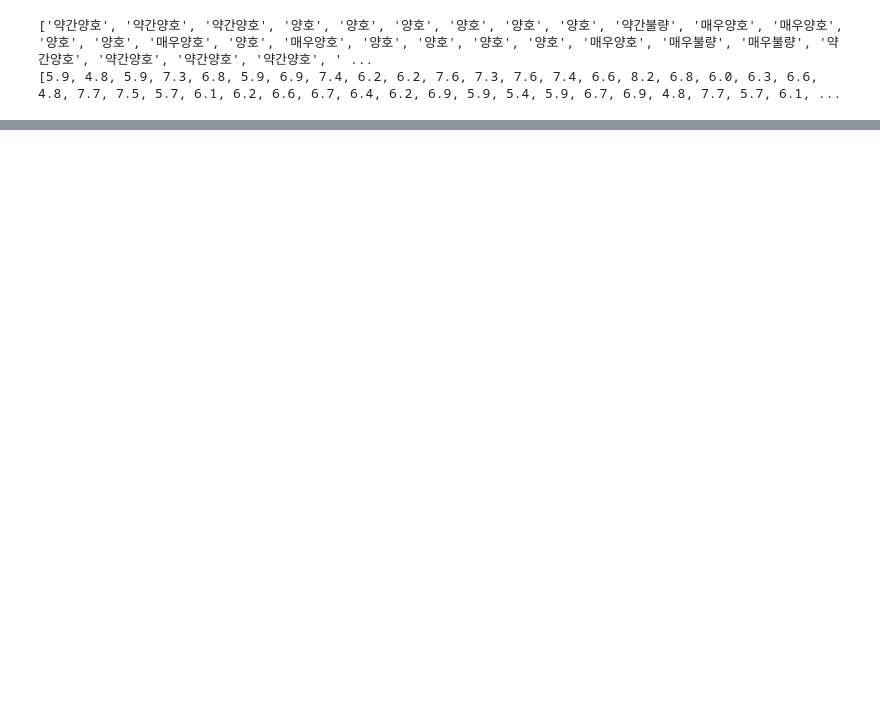
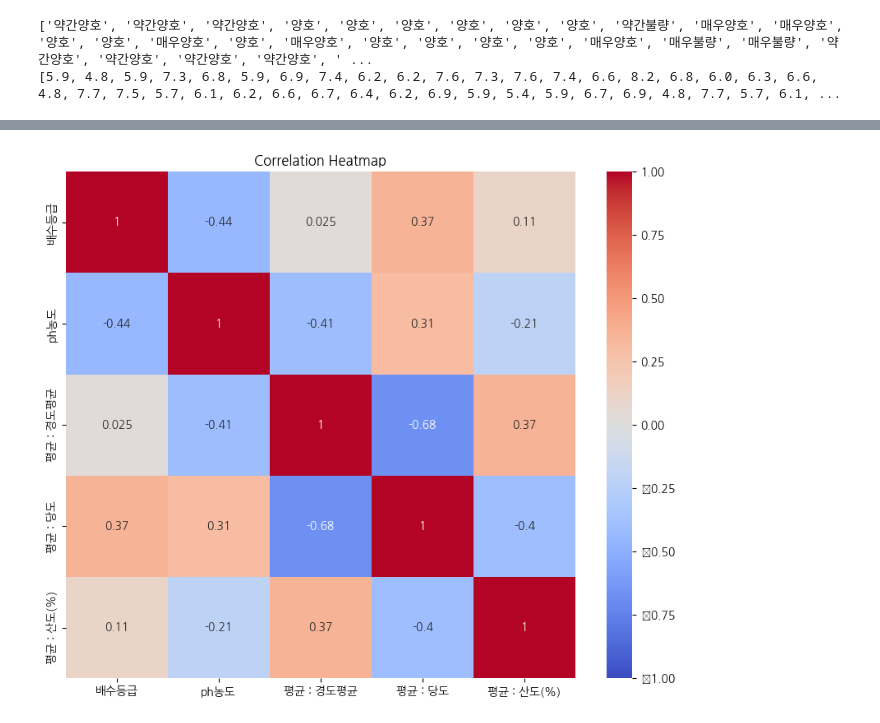
Before and after one commit to JungByoul/Python_Practice, a Jupyter notebook: 토양데이터합치기/전처리/preprocess_soil_data.ipynb, the cells around one changed output, grey strips where cells are left out. Cells and saved outputs as stored; diff of their text form; code cells hidden in the pictures; blank space fills up the shorter version.

```diff
--- a/토양데이터합치기/전처리/preprocess_soil_data.ipynb
+++ b/토양데이터합치기/전처리/preprocess_soil_data.ipynb
@@ -297,0 +431,20 @@ df_pocheon.to_csv('./df_pocheon_preproceseed.csv', index=False)
+# %%
+from sklearn.impute import SimpleImputer
+
+#군위 맛데이터+토양 데이터
+gunwi = pd.concat([df_gunwi, df_app_gunwi], axis = 1)
+
+hardness_gunwi = gunwi[['평균 : 경도평균']]
+
+imputer = SimpleImputer(strategy='mean')
+hardness_gunwi = imputer.fit_transform(hardness_gunwi)
+hardness_gunwi
+
+# df = pd.DataFrame(data)
+# # 독립변수와 종속변수 분리
+# X = df[['ph농도', '배수등급']]
+# y = df['평균 : 당도']
+
+
+# imputer = SimpleImputer(strategy='mean')
+# X = imputer.fit_transform(X)
@@ -297,0 +468,9 @@ df_pocheon.to_csv('./df_pocheon_preproceseed.csv', index=False)
+# %%
+#군위 히트맵
+cor_matrix_gunwi = gunwi.corr() #상관관계 히트맵.
+plt.figure(figsize=(10, 8))
+sns.heatmap(cor_matrix_gunwi, annot=True, cmap='coolwarm', vmin=-1, vmax=1)
+plt.title('Correlation Heatmap')
+plt.show()
+# %% [output]
+[figure, added]
```
Also changed, not shown: parts of 20 cells of this notebook, 14 other files.
